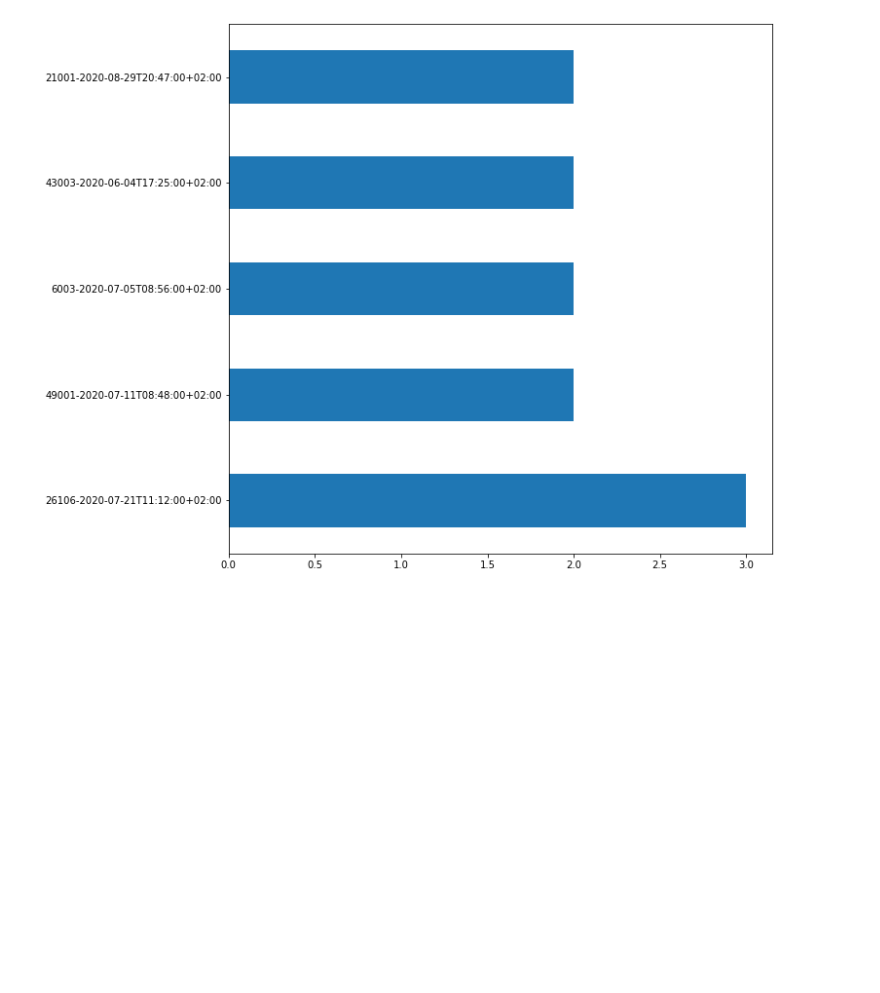
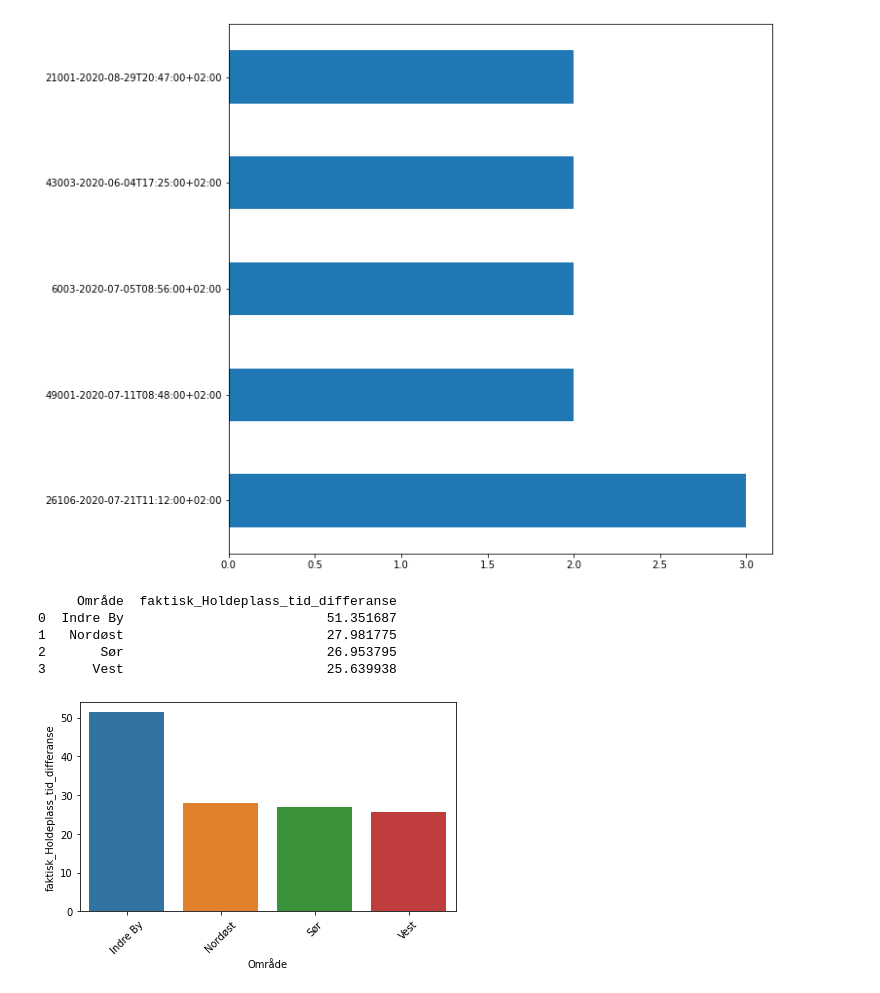
Before and after one commit to michaelekornrud/AI---Oblig1, a Jupyter notebook: Oblig1.ipynb, the cells around one changed output. Saved outputs shown, nothing was run; the diff lists cells and outputs as text; code cells hidden in the pictures; blank space fills up the shorter version.

Commit message:
Lagt inn kode for tid på holdeplasser og diagram som viser gjennomsnittlig tid fordelt på 'Område'

```diff
--- a/Oblig1.ipynb
+++ b/Oblig1.ipynb
@@ -85,3 +85,26 @@ df['TurId'].value_counts().head().plot(kind='barh',figsize=(10,10))
 # %% [output]
 <AxesSubplot:>
 [figure]
+# %%
+df['Tidspunkt_Faktisk_Avgang_Holdeplass_Fra'] = pd.to_timedelta(df['Tidspunkt_Faktisk_Avgang_Holdeplass_Fra'], errors='coerce')
+df['Tidspunkt_Faktisk_Ankomst_Holdeplass_Fra'] = pd.to_timedelta(df['Tidspunkt_Faktisk_Ankomst_Holdeplass_Fra'], errors='coerce')
+
+df['faktisk_Holdeplass_tid_differanse'] = df.Tidspunkt_Faktisk_Avgang_Holdeplass_Fra-df.Tidspunkt_Faktisk_Ankomst_Holdeplass_Fra
+
+df['faktisk_Holdeplass_tid_differanse'] = df['faktisk_Holdeplass_tid_differanse'].dt.total_seconds()
+
+df_2 = df.groupby('Område', as_index=False)['faktisk_Holdeplass_tid_differanse'].mean()
+
+print(df_2.head())
+
+sns.barplot(x="Område", y='faktisk_Holdeplass_tid_differanse', data=df_2)
+plt.xticks(rotation=45)
+plt.tight_layout()
+plt.show()
+# %% [output]
+     Område  faktisk_Holdeplass_tid_differanse
+0  Indre By                          51.351687
+1   Nordøst                          27.981775
+2       Sør                          26.953795
+3      Vest                          25.639938
+[figure, added]
```
